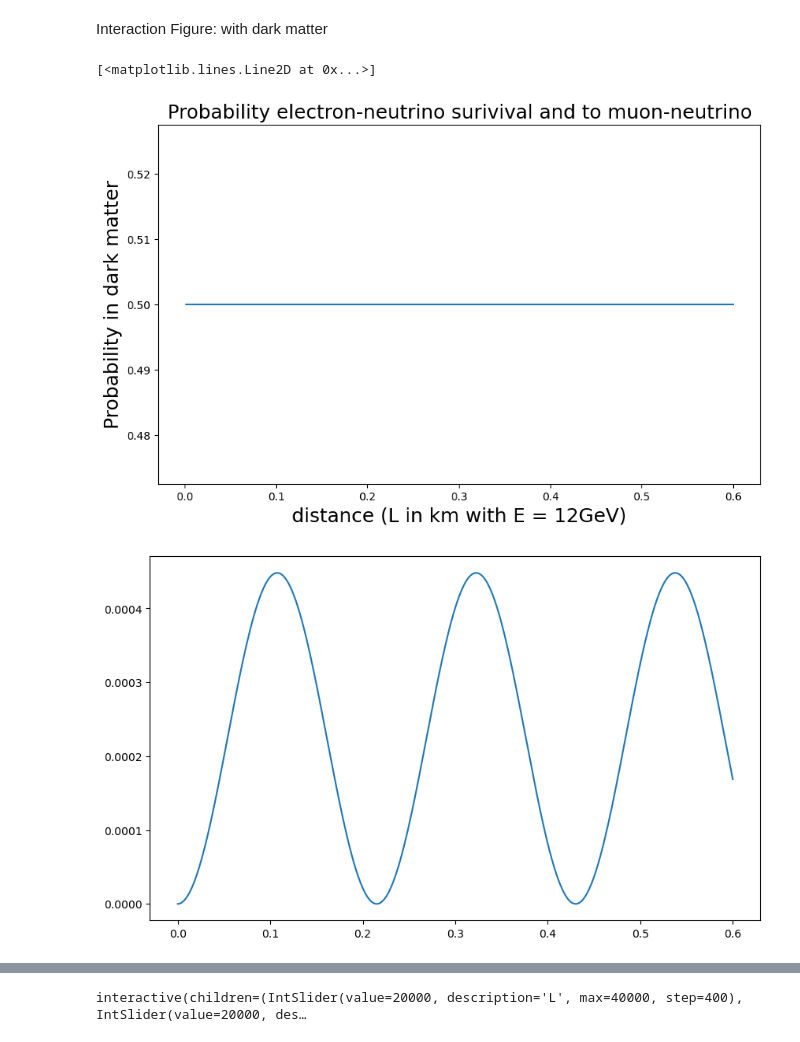
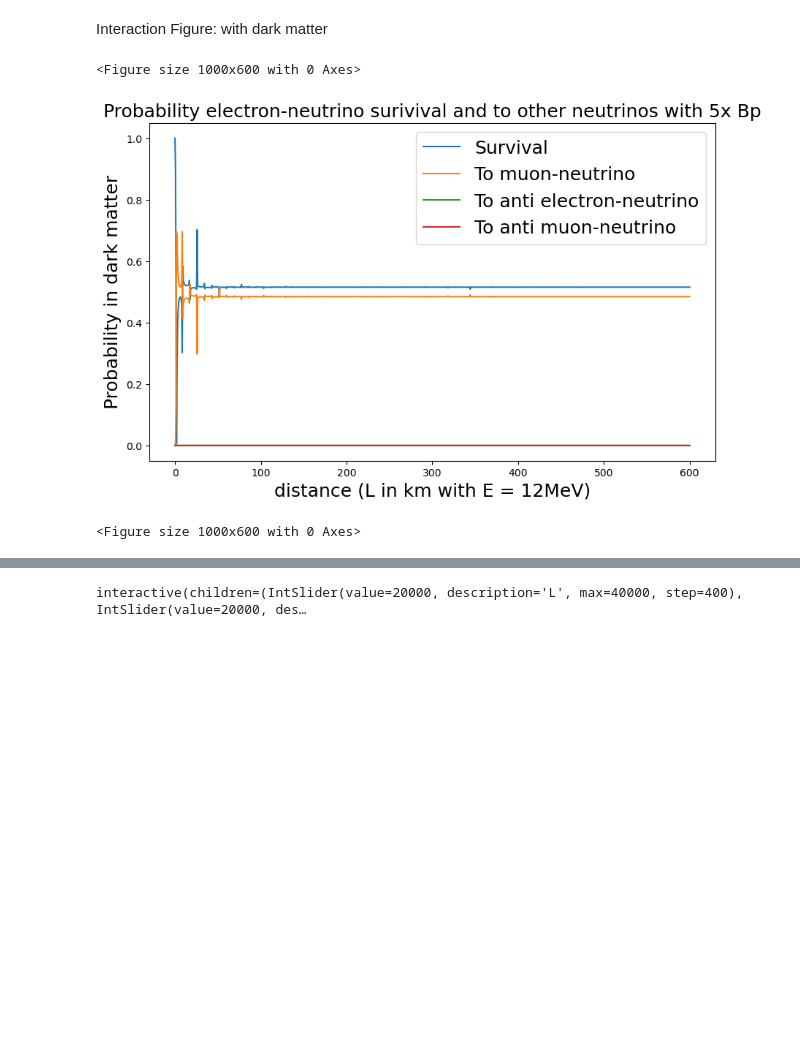
Before and after one commit to xiangjun-tan/NeutrinoOscillation, a Jupyter notebook: Neutrino Oscillation.ipynb, the cells around one changed output, grey strips where cells are left out. Saved outputs shown, nothing was run; the diff lists cells and outputs as text; code cells hidden in the pictures; blank space fills up the shorter version.

```diff
--- a/Neutrino Oscillation.ipynb
+++ b/Neutrino Oscillation.ipynb
@@ -181,8 +181,8 @@ Enter the max ratio of L/E: 40000
 interactive(children=(IntSlider(value=20000, description='ratio', max=40000, step=400), Output()), _dom_classe…
 # %%
 
-E=np.linspace(0.1,1,2000)
-L=np.linspace(0,4e4,2000)
+E=np.linspace(0.1,1,1000)
+L=np.linspace(0,4e4,1000)
 Psum=np.zeros([len(L),len(E)])
 for eidx in range(len(E)):
     for lidx in range(len(L)):
@@ -513,67 +517,66 @@ def P_dark(E,L,Init,End,theta12,theta13,theta23,mass_21,mass_31):
     #in natural unit
     Lr = L
     m = np.zeros([3,3])
     m[0,0] = 0
     m[1,1] = dm21_s
     m[2,2] = dm31_s
     U = np.array([[c(t12)*c(t13),s(t12)*c(t13),s(t13)*np.exp(-1j*tcp)],
               [-s(t12)*c(t23)-c(t12)*s(t23)*s(t13)*np.exp(1j*tcp), c(t12)*c(t23)-s(t12)*s(t23)*s(t13)*np.exp(1j*tcp),s(t23)*c(t13)],
               [s(t12)*s(t23)-c(t12)*c(t23)*s(t13)*np.exp(1j*tcp),-c(t12)*s(t23)-s(t12)*c(t23)*s(t13)*np.exp(1j*tcp),c(t23)*c(t13)]])
     Bp = np.zeros([3,3])
     Ap = np.zeros([3,3])
     Ap = np.diag([0,0,0])
     Bp[0,1],Bp[0,2]=dm21_s/2/E,dm31_s/2/E
     Bp[1,0],Bp[1,2]=dm21_s/2/E,dm32_s/2/E
     Bp[2,0],Bp[2,1]=dm31_s/2/E,dm32_s/2/E
     Ap = np.diag([0,0,0])
-    Ap[0,1],Ap[0,2]=dm21_s/2/E,dm31_s/2/E
-    Ap[1,0],Ap[1,2]=dm21_s/2/E,dm32_s/2/E
-    Ap[2,0],Ap[2,1]=dm31_s/2/E,dm32_s/2/E
     Ap = np.zeros([3,3])
     Heff = np.zeros([6,6],dtype = np.complex128)
-    A1 = U@(m@np.conjugate(m) / (2 * E))@hermi(U) + Ap
-    A2 = np.conjugate(U)@(m@np.conjugate(m) / (2 * E))@hermi(U) - np.conjugate(Ap)
-    for i in range(3):
-        for j in range(3):
-            Heff[i-1][j-1] = A1[i-1][j-1]
-            Heff[i+2][j+2] = A2[i-1][j-1]
-            Heff[i-1][j+2] = Bp[i-1][j-1]
-            Heff[i+2][j-1] = hermi(Bp)[i-1][j-1]
-    #Heff=np.vstack((np.hstack((A1,Bp)),np.hstack((hermi(Bp),A2))))
-    P1 = np.zeros((len(Lr)))
+    Bp=5*Bp
+    A1 = U@(m@np.conjugate(m) / (2 * E))@hermi(U)
+    A2 = np.conjugate(U)@(m@np.conjugate(m) / (2 * E))@hermi(U)
+    Heff=np.vstack((np.hstack((A1,Bp)),np.hstack((hermi(Bp),A2))))
+    P = np.zeros((len(Lr)))
     P11 = np.zeros((len(Lr)))
     P12 = np.zeros((len(Lr)))
     P21 = np.zeros((len(Lr)))
     P22 = np.zeros((len(Lr)))
     P23 = np.zeros((len(Lr)))
     Losc = np.abs(np.sqrt(4 / np.trace(Heff @ Heff)))
     #b!=0
     for L_idx in range(len(Lr)):
-        #I = np.identity(6)
-        #evo = I - 1j * Losc*Heff * np.sin(L[L_idx] / Losc) - 2 * L[L_idx]**2 * Heff @ Heff * np.sin(L[L_idx] / (2 * Losc))
-        #Init_evo = np.dot(Init.T,evo)
-        #P[L_idx] = np.abs((End*Init_evo)) @ np.abs((End*Init_evo))
-        P21[L_idx] = Bp[0,0]**2*Losc**2*np.sin(L[L_idx]/Losc)**2
-        P22[L_idx] = Bp[0,1]**2*Losc**2*np.sin(L[L_idx]/Losc)**2
-        P23[L_idx] = Bp[0,2]**2*Losc**2*np.sin(L[L_idx]/Losc)**2
-        P11[L_idx] = 4*np.sin(L[L_idx]/2*Losc)**2*Losc**4*(sum(Bp[:,0]))**2*sum(Bp[:,0])**2
-        P12[L_idx] = 4*np.sin(L[L_idx]/2*Losc)**2*Losc**4*(sum(Bp[:,0]))**2*sum(Bp[:,0])**2
-        P1[L_idx] = P11[L_idx]/(P11[L_idx]+P12[L_idx])
-    return P1,P22
-Lr = np.linspace(0,6,500)
-E=1.2e-3
-P1,P2= P_dark(E,Lr,Ve,Ve,t12,t13,t23,dm21_s,dm31_s)
-Peu = P1
-Peubar = P2
+        I = np.identity(6)
+        evo = I - 1j * Losc*Heff * np.sin(L[L_idx] / Losc) - 2 * L[L_idx]**2 * Heff @ Heff * np.sin(L[L_idx] / (2 * Losc))
+        Init_evo = np.dot(Init.T,evo)
+        P[L_idx] = np.abs((End*Init_evo)) @ np.abs((End*Init_evo))
+    return P
+Lr = np.linspace(0,6e-1,1000)
+E=12e-6
+P11= P_dark(E,Lr,Ve,Ve,t12,t13,t23,dm21_s,dm31_s)
+P12= P_dark(E,Lr,Ve,Vu,t12,t13,t23,dm21_s,dm31_s)
+P13= P_dark(E,Lr,Ve,Vt,t12,t13,t23,dm21_s,dm31_s)
+P14=P_dark(E,Lr,Ve,Vebar,t12,t13,t23,dm21_s,dm31_s)
+P15=P_dark(E,Lr,Ve,Vubar,t12,t13,t23,dm21_s,dm31_s)
+P16=P_dark(E,Lr,Ve,Vtbar,t12,t13,t23,dm21_s,dm31_s)
+Pee=P11/(P11+P12+P13+P14+P15+P16)
+Peu=P12/(P11+P12+P13+P14+P15+P16)
+Pet=P13/(P11+P12+P13+P14+P15+P16)
+Peubar=P15/(P11+P12+P13+P14+P15+P16)
+Peebar=P14/(P11+P12+P13+P14+P15+P16)
+Petbar=P16/(P11+P12+P13+P14+P15+P16)
 plt.figure(figsize=(10,6))
 plt.ylabel('Probability in dark matter', fontsize=18)
-plt.xlabel('distance (L in km with E = 12GeV)', fontsize=18)
-plt.title(f'Probability electron-neutrino surivival and to muon-neutrino', fontsize=18)
-plt.plot(Lr/10,Peu)
+plt.xlabel('distance (L in km with E = 12MeV)', fontsize=18)
+plt.title(f'Probability electron-neutrino surivival and to other neutrinos with 5x Bp', fontsize=18)
+
+plt.plot(Lr*1e3,Pee)
+plt.plot(Lr*1e3,Peu)
+plt.plot(Lr*1e3,Peebar)
+plt.plot(Lr*1e3,Peubar)
+plt.legend(['Survival','To muon-neutrino','To anti electron-neutrino','To anti muon-neutrino'], fontsize=18)
 plt.figure(figsize=(10,6))
-plt.plot(Lr/10,Peubar)
 # %% [output]
-[<matplotlib.lines.Line2D at 0x...>]
+<Figure size 1000x600 with 0 Axes>
-[figure, old version]
+[figure, new version]
-[figure, removed]
+<Figure size 1000x600 with 0 Axes>
 # %%
```
Also changed, not shown: parts of 10 cells of this notebook.
